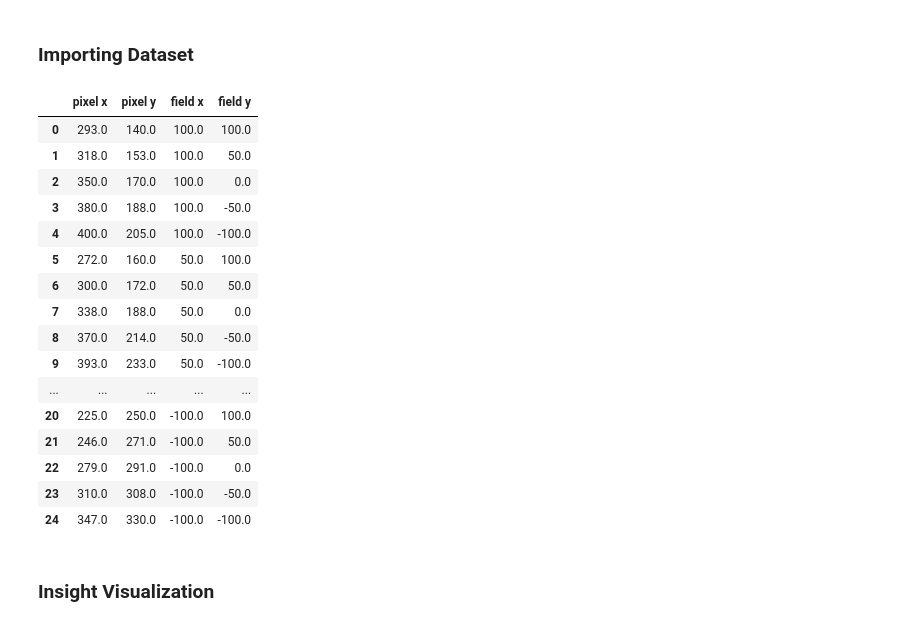
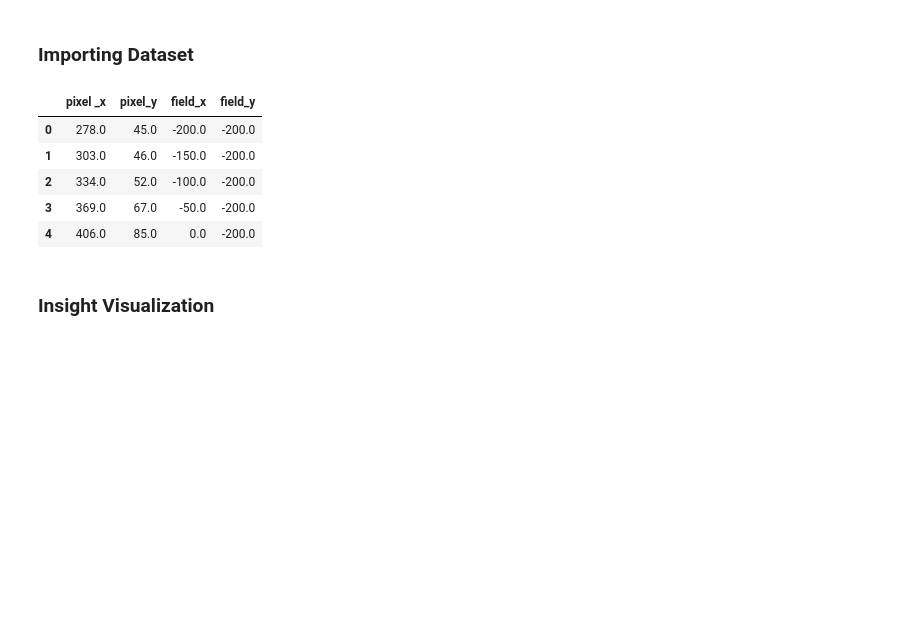
Before and after one commit to MarcoAlandAdinanda/Fukuro_Projects, a Jupyter notebook: FukuroMirror/omniResearch.ipynb, the cells around one changed output. Saved outputs shown, nothing was run; the diff lists cells and outputs as text; code cells hidden in the pictures; blank space fills up the shorter version.

Commit message:
update data real

```diff
--- a/FukuroMirror/omniResearch.ipynb
+++ b/FukuroMirror/omniResearch.ipynb
@@ -3,31 +3,20 @@
 # %%
 import pandas as pd
 
 # Load the dataset
-file_path = "real_omni_50cm.csv"
+file_path = "DATA_OMNI_FUKURO.csv"
 df = pd.read_csv(file_path, delimiter=";")
 df = df.astype(float)
 
 # see the dataset
-df
+df.head()
 # %% [output]
-|  | pixel x | pixel y | field x | field y |
-| 0 | 293.0 | 140.0 | 100.0 | 100.0 |
-| 1 | 318.0 | 153.0 | 100.0 | 50.0 |
-| 2 | 350.0 | 170.0 | 100.0 | 0.0 |
-| 3 | 380.0 | 188.0 | 100.0 | -50.0 |
-| 4 | 400.0 | 205.0 | 100.0 | -100.0 |
-| 5 | 272.0 | 160.0 | 50.0 | 100.0 |
-| 6 | 300.0 | 172.0 | 50.0 | 50.0 |
-| 7 | 338.0 | 188.0 | 50.0 | 0.0 |
-| 8 | 370.0 | 214.0 | 50.0 | -50.0 |
-| 9 | 393.0 | 233.0 | 50.0 | -100.0 |
-| ... | ... | ... | ... | ... |
-| 20 | 225.0 | 250.0 | -100.0 | 100.0 |
-| 21 | 246.0 | 271.0 | -100.0 | 50.0 |
-| 22 | 279.0 | 291.0 | -100.0 | 0.0 |
-| 23 | 310.0 | 308.0 | -100.0 | -50.0 |
-| 24 | 347.0 | 330.0 | -100.0 | -100.0 |
+|  | pixel _x | pixel_y | field_x | field_y |
+| 0 | 278.0 | 45.0 | -200.0 | -200.0 |
+| 1 | 303.0 | 46.0 | -150.0 | -200.0 |
+| 2 | 334.0 | 52.0 | -100.0 | -200.0 |
+| 3 | 369.0 | 67.0 | -50.0 | -200.0 |
+| 4 | 406.0 | 85.0 | 0.0 | -200.0 |
 # %% [markdown]
 ### Insight Visualization
 # %%
```
Also changed, not shown: 7 other files.
